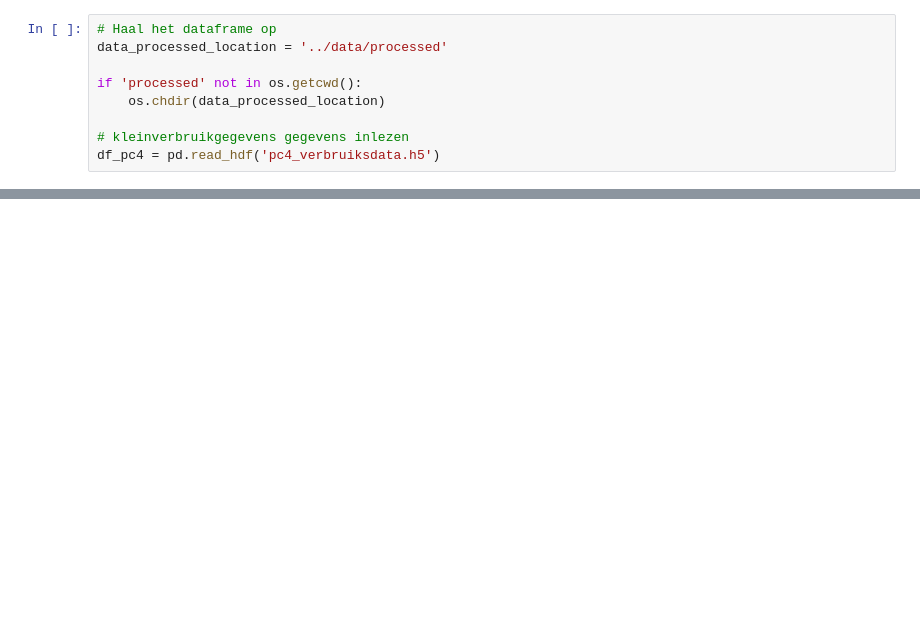
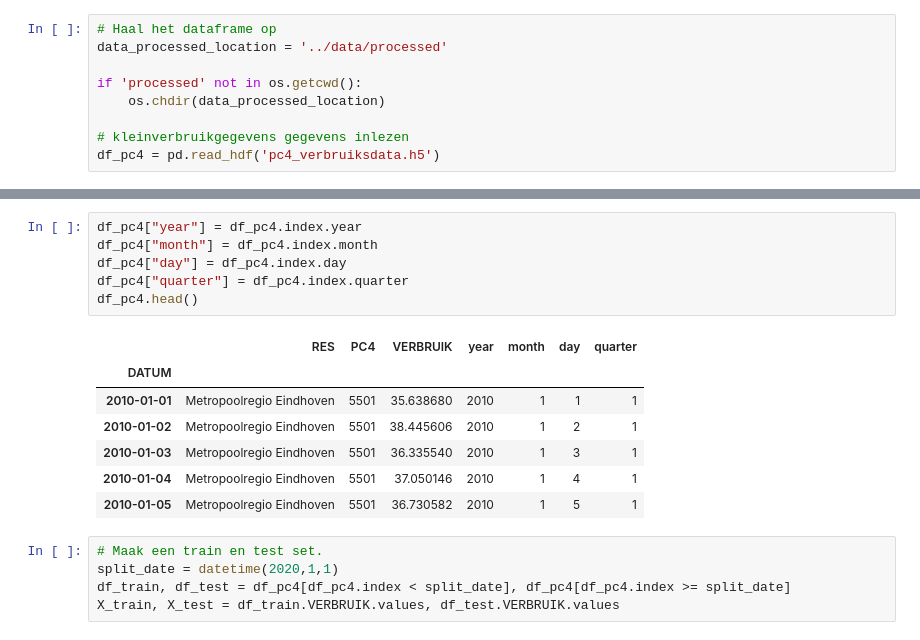
Before and after one commit to processminery/jads_enexis, a Jupyter notebook: notebooks/arima_forecast.ipynb, the cells around one changed output, grey strips where cells are left out. Saved outputs shown, nothing was run; the diff lists cells and outputs as text; blank space fills up the shorter version.

```diff
--- a/notebooks/arima_forecast.ipynb
+++ b/notebooks/arima_forecast.ipynb
@@ -58,0 +51,19 @@ Warnings:
+# %%
+df_pc4["year"] = df_pc4.index.year
+df_pc4["month"] = df_pc4.index.month
+df_pc4["day"] = df_pc4.index.day
+df_pc4["quarter"] = df_pc4.index.quarter
+df_pc4.head()
+# %% [output]
+|  | RES | PC4 | VERBRUIK | year | month | day | quarter |
+| DATUM |  |  |  |  |  |  |  |
+| 2010-01-01 | Metropoolregio Eindhoven | 5501 | 35.638680 | 2010 | 1 | 1 | 1 |
+| 2010-01-02 | Metropoolregio Eindhoven | 5501 | 38.445606 | 2010 | 1 | 2 | 1 |
+| 2010-01-03 | Metropoolregio Eindhoven | 5501 | 36.335540 | 2010 | 1 | 3 | 1 |
+| 2010-01-04 | Metropoolregio Eindhoven | 5501 | 37.050146 | 2010 | 1 | 4 | 1 |
+| 2010-01-05 | Metropoolregio Eindhoven | 5501 | 36.730582 | 2010 | 1 | 5 | 1 |
+# %%
+# Maak een train en test set.
+split_date = datetime(2020,1,1)
+df_train, df_test = df_pc4[df_pc4.index < split_date], df_pc4[df_pc4.index >= split_date]
+X_train, X_test = df_train.VERBRUIK.values, df_test.VERBRUIK.values
```
Also changed, not shown: parts of 23 cells of this notebook, 1 other file.
